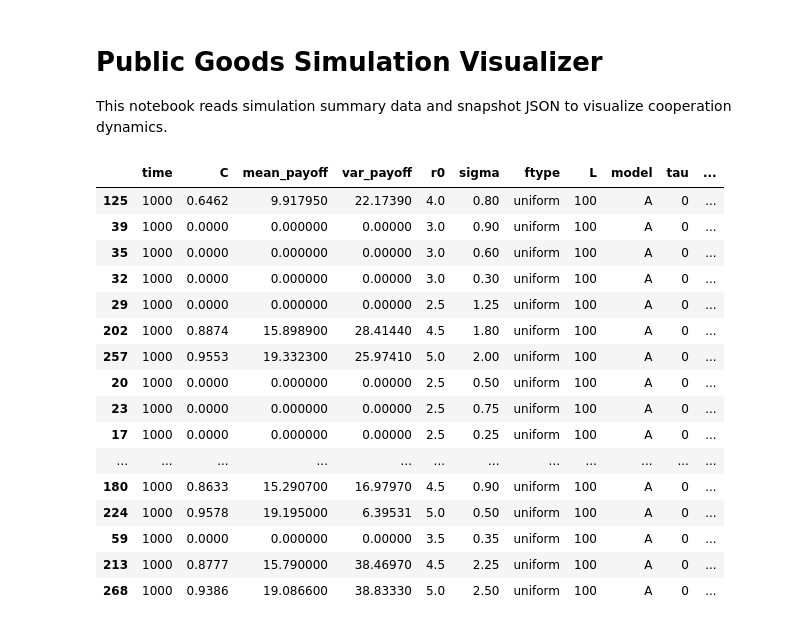
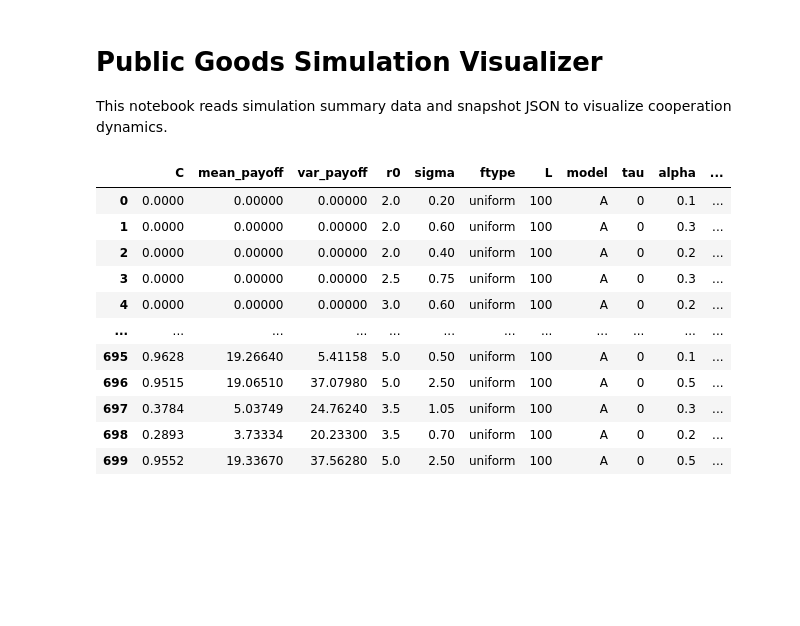
Before and after one commit to artermi/SVT_PGG, a Jupyter notebook: public_goods_visualizer.ipynb, the cells around one changed output. Drawn from its saved outputs; the diff is of its cells as text; code cells hidden in the pictures; blank space fills up the shorter version.

Commit message:
Now, there is a aggregated result

```diff
--- a/public_goods_visualizer.ipynb
+++ b/public_goods_visualizer.ipynb
@@ -17,59 +4,99 @@ model_to_plot = "A"   # or "B"
 # %%
+import pandas as pd
+import matplotlib.pyplot as plt
+import glob
+import numpy as np
+import re
+import tikzplotlib
+import os
+from pathlib import Path
+
+os.makedirs("figures", exist_ok=True)
+model_to_plot = "A"   # or "B"
+
 FNAME_RE = re.compile(
     r"r(?P<r0>\d{2})v(?P<sigma>\d{3})_(?P<ftype>[^_]+)_L(?P<L>\d+)_(?P<model>A|B)(?:_tau(?P<tau>\d+))?_summary\.csv$"
 )
 
-def parse_meta(path):
+SEED_DIR_RE = re.compile(r"seed(?P<seed>\d{3})$")
+
+def parse_meta(path: str):
     m = FNAME_RE.search(os.path.basename(path))
     if not m:
         return None
     r0 = int(m.group("r0"))/10.0
     sigma = int(m.group("sigma"))/100.0
     ftype = m.group("ftype")
     L = int(m.group("L"))
     model = m.group("model")
-    tau = int(m.group("tau")) if m.group("tau") else int(0)
+    tau = int(m.group("tau")) if m.group("tau") else 0
     alpha = round(sigma / r0, 4)
     return dict(r0=r0, sigma=sigma, ftype=ftype, L=L, model=model, tau=tau, alpha=alpha)
 
-files = sorted(glob.glob("data/*_summary.csv"))
+def parse_seed_from_path(path: str):
+    # expect .../data/seedXXX/filename.csv
+    p = Path(path)
+    # look at the parent directory (seed folder)
+    m = SEED_DIR_RE.match(p.parent.name)
+    return int(m.group("seed")) if m else None
+
+# --- collect files from all seed folders ---
+files = sorted(glob.glob("data/seed*/*_summary.csv"))
+
 rows = []
 for f in files:
     meta = parse_meta(f)
     if not meta:
         continue
-    if meta["model"] != model_to_plot:
+    if model_to_plot and meta["model"] != model_to_plot:
         continue
+
     df = pd.read_csv(f)
     if "C" not in df.columns and "Cooperator" in df.columns:
         df = df.rename(columns={"Cooperator":"C"})
-    df["time"] = df.get("time", pd.Series(range(len(df))))
-    for k,v in meta.items():
+    if "time" not in df.columns:
+        df["time"] = np.arange(len(df))
+
+    # attach metadata
+    for k, v in meta.items():
         df[k] = v
+
+    seed = parse_seed_from_path(f)
+    df["seed"] = seed
+
     rows.append(df)
+
+if not rows:
+    raise RuntimeError("No matching CSV files found under data/seedXXX/. Check paths and model_to_plot.")
 
 df_all = pd.concat(rows, ignore_index=True)
 
-# Final state
-df_final = df_all.sort_values("time").groupby(
-    ["r0","sigma","alpha","ftype","L","model","tau"], as_index=False
-).tail(1)
-df_final
+# Per-run (per-seed) final state
+df_final_all = (
+    df_all.sort_values("time")
+          .groupby(["r0","sigma","alpha","ftype","L","model","tau","seed"], as_index=False)
+          .tail(1)
+          .reset_index(drop=True)          # clean 0..N index
+          .drop(columns=["time"], errors="ignore")  # remove 'time' if present
+)
+
+# If you want to aggregate across seeds later (mean ± std):
+# df_final_agg = (df_final
+#                 .groupby(["r0","sigma","alpha","ftype","L","model","tau"], as_index=False)
+#                 .agg(C_mean=("C","mean"), C_std=("C","std"), n=("C","size")))
+
+df_final_all = df_final_all.reset_index(drop=True)
+df_final_all
 # %% [output]
-|  | time | C | mean_payoff | var_payoff | r0 | sigma | ftype | L | model | tau | ... |
-| 125 | 1000 | 0.6462 | 9.917950 | 22.17390 | 4.0 | 0.80 | uniform | 100 | A | 0 | ... |
-| 39 | 1000 | 0.0000 | 0.000000 | 0.00000 | 3.0 | 0.90 | uniform | 100 | A | 0 | ... |
-| 35 | 1000 | 0.0000 | 0.000000 | 0.00000 | 3.0 | 0.60 | uniform | 100 | A | 0 | ... |
-| 32 | 1000 | 0.0000 | 0.000000 | 0.00000 | 3.0 | 0.30 | uniform | 100 | A | 0 | ... |
-| 29 | 1000 | 0.0000 | 0.000000 | 0.00000 | 2.5 | 1.25 | uniform | 100 | A | 0 | ... |
-| 202 | 1000 | 0.8874 | 15.898900 | 28.41440 | 4.5 | 1.80 | uniform | 100 | A | 0 | ... |
-| 257 | 1000 | 0.9553 | 19.332300 | 25.97410 | 5.0 | 2.00 | uniform | 100 | A | 0 | ... |
-| 20 | 1000 | 0.0000 | 0.000000 | 0.00000 | 2.5 | 0.50 | uniform | 100 | A | 0 | ... |
-| 23 | 1000 | 0.0000 | 0.000000 | 0.00000 | 2.5 | 0.75 | uniform | 100 | A | 0 | ... |
-| 17 | 1000 | 0.0000 | 0.000000 | 0.00000 | 2.5 | 0.25 | uniform | 100 | A | 0 | ... |
+|  | C | mean_payoff | var_payoff | r0 | sigma | ftype | L | model | tau | alpha | ... |
+| 0 | 0.0000 | 0.00000 | 0.00000 | 2.0 | 0.20 | uniform | 100 | A | 0 | 0.1 | ... |
+| 1 | 0.0000 | 0.00000 | 0.00000 | 2.0 | 0.60 | uniform | 100 | A | 0 | 0.3 | ... |
+| 2 | 0.0000 | 0.00000 | 0.00000 | 2.0 | 0.40 | uniform | 100 | A | 0 | 0.2 | ... |
+| 3 | 0.0000 | 0.00000 | 0.00000 | 2.5 | 0.75 | uniform | 100 | A | 0 | 0.3 | ... |
+| 4 | 0.0000 | 0.00000 | 0.00000 | 3.0 | 0.60 | uniform | 100 | A | 0 | 0.2 | ... |
 | ... | ... | ... | ... | ... | ... | ... | ... | ... | ... | ... | ... |
-| 180 | 1000 | 0.8633 | 15.290700 | 16.97970 | 4.5 | 0.90 | uniform | 100 | A | 0 | ... |
-| 224 | 1000 | 0.9578 | 19.195000 | 6.39531 | 5.0 | 0.50 | uniform | 100 | A | 0 | ... |
-| 59 | 1000 | 0.0000 | 0.000000 | 0.00000 | 3.5 | 0.35 | uniform | 100 | A | 0 | ... |
-| 213 | 1000 | 0.8777 | 15.790000 | 38.46970 | 4.5 | 2.25 | uniform | 100 | A | 0 | ... |
-| 268 | 1000 | 0.9386 | 19.086600 | 38.83330 | 5.0 | 2.50 | uniform | 100 | A | 0 | ... |
+| 695 | 0.9628 | 19.26640 | 5.41158 | 5.0 | 0.50 | uniform | 100 | A | 0 | 0.1 | ... |
+| 696 | 0.9515 | 19.06510 | 37.07980 | 5.0 | 2.50 | uniform | 100 | A | 0 | 0.5 | ... |
+| 697 | 0.3784 | 5.03749 | 24.76240 | 3.5 | 1.05 | uniform | 100 | A | 0 | 0.3 | ... |
+| 698 | 0.2893 | 3.73334 | 20.23300 | 3.5 | 0.70 | uniform | 100 | A | 0 | 0.2 | ... |
+| 699 | 0.9552 | 19.33670 | 37.56280 | 5.0 | 2.50 | uniform | 100 | A | 0 | 0.5 | ... |
```
Also changed, not shown: parts of 6 cells of this notebook, 1 other file.
